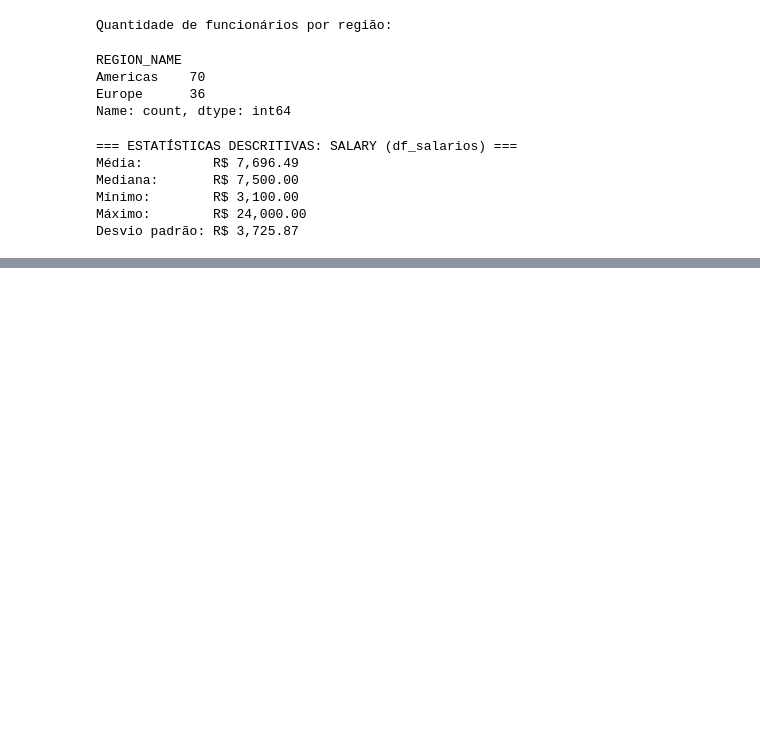
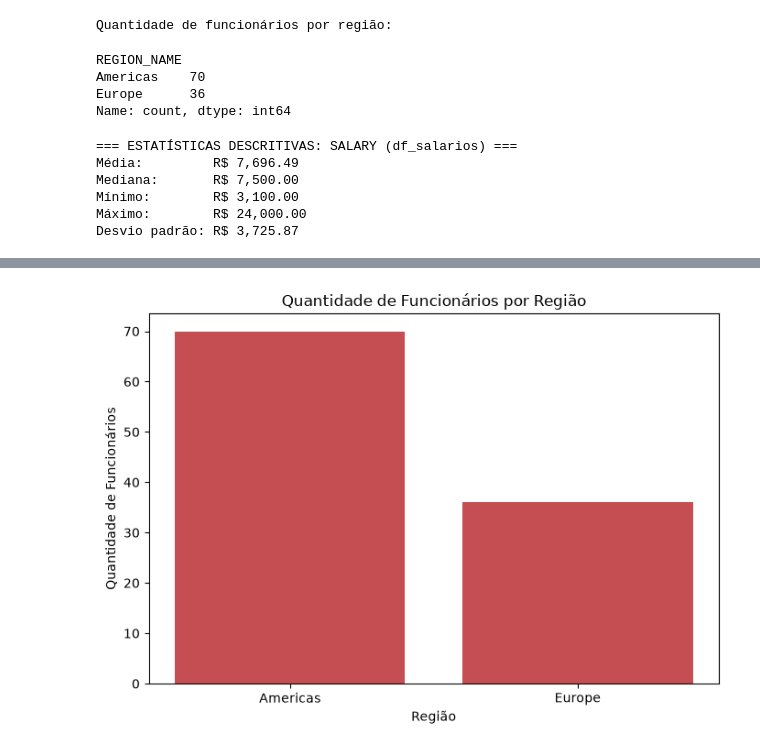
Before and after one commit to line26txs-boop/bi-hr-freesql-analysis, a Jupyter notebook: analysis/eda_salarios_rh.ipynb, the cells around one changed output, grey strips where cells are left out. Cells and saved outputs as stored; diff of their text form; code cells hidden in the pictures; blank space fills up the shorter version.

```diff
--- a/analysis/eda_salarios_rh.ipynb
+++ b/analysis/eda_salarios_rh.ipynb
@@ -166,0 +193,13 @@ Desvio padrão: R$ 3,725.87
+# %%
+contagem_regiao = df_regioes['REGION_NAME'].value_counts()
+
+plt.figure(figsize=(7, 5))
+plt.bar(contagem_regiao.index, contagem_regiao.values, color='#C44E52')
+plt.title('Quantidade de Funcionários por Região')
+plt.xlabel('Região')
+plt.ylabel('Quantidade de Funcionários')
+plt.tight_layout()
+plt.savefig('../images/barras_regiao.png', dpi=150)
+plt.show()
+# %% [output]
+[figure, added]
```
Also changed, not shown: parts of 4 cells of this notebook, 4 other files.
